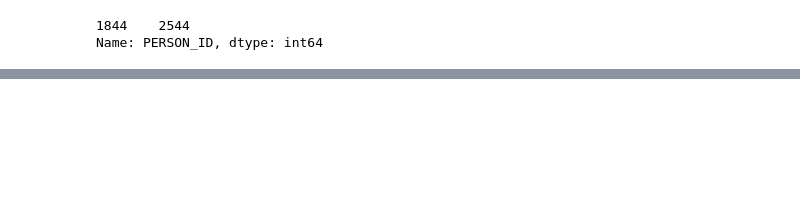
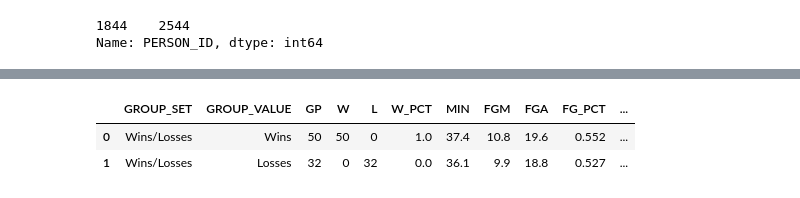
Before and after one commit to nkasmanoff/MLstuff, a Jupyter notebook: Phys476/project/NBA-API_v1.ipynb, the cells around one changed output, grey strips where cells are left out. Cells and saved outputs as stored; diff of their text form; code cells hidden in the pictures; blank space fills up the shorter version.

```diff
--- a/Phys476/project/NBA-API_v1.ipynb
+++ b/Phys476/project/NBA-API_v1.ipynb
@@ -44 +116,7 @@ lbj =player.PlayerCareer(2544)
+# %%
+lbj.win_losses()  #get his stats in wins and losses!
+# %% [output]
+|  | GROUP_SET | GROUP_VALUE | GP | W | L | W_PCT | MIN | FGM | FGA | FG_PCT | ... |
+| 0 | Wins/Losses | Wins | 50 | 50 | 0 | 1.0 | 37.4 | 10.8 | 19.6 | 0.552 | ... |
+| 1 | Wins/Losses | Losses | 32 | 0 | 32 | 0.0 | 36.1 | 9.9 | 18.8 | 0.527 | ... |
 # %%
```
Also changed, not shown: parts of 15 cells of this notebook, 1 other file.
